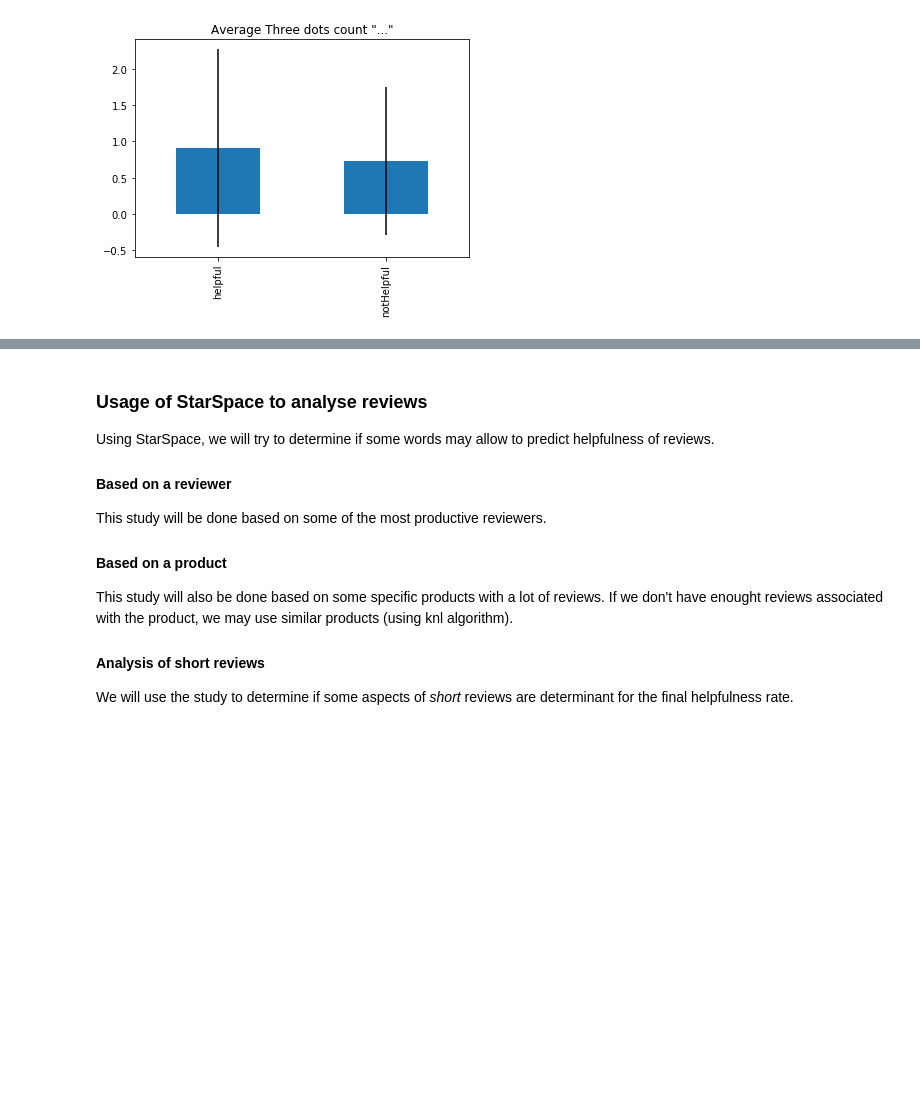
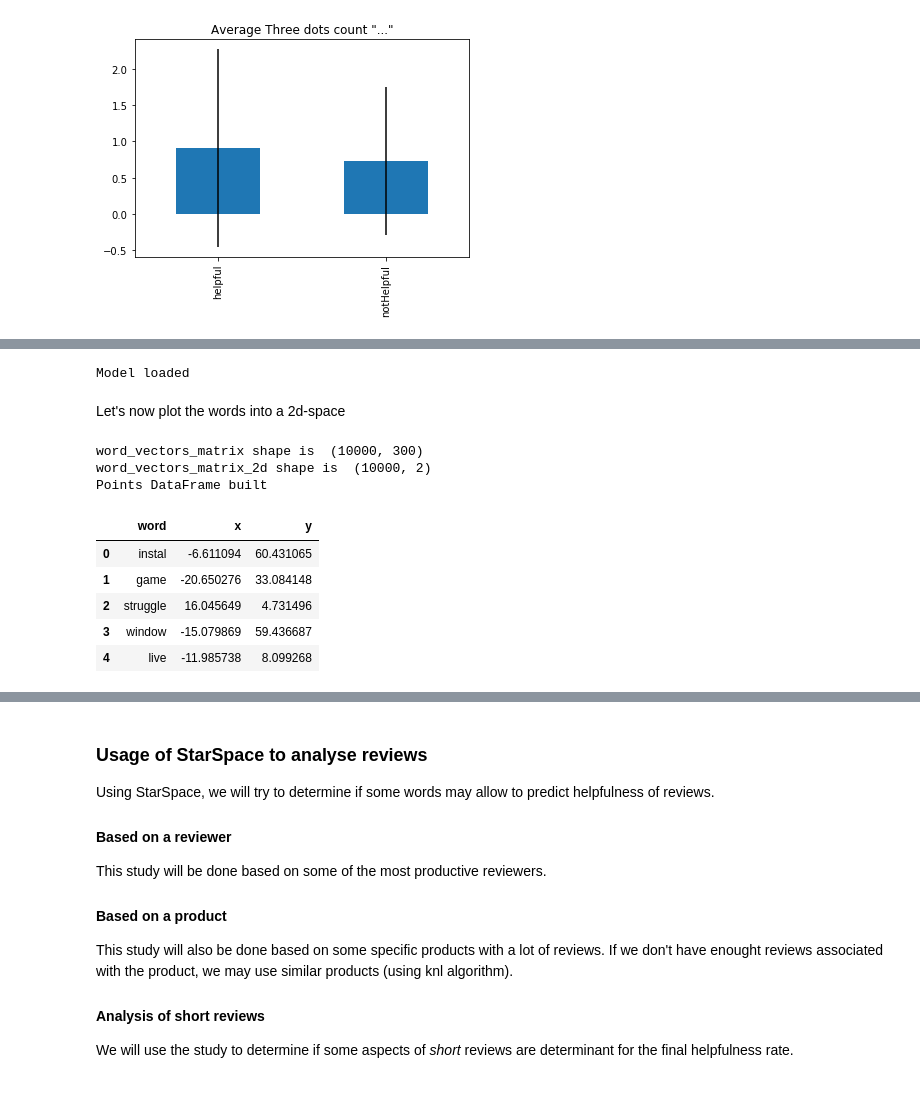
Before and after one commit to adamazon/adamazon-code, a Jupyter notebook: Project.ipynb, the cells around one changed output, grey strips where cells are left out. Saved outputs shown, nothing was run; the diff lists cells and outputs as text; code cells hidden in the pictures; blank space fills up the shorter version.

```diff
--- a/Project.ipynb
+++ b/Project.ipynb
@@ -999,0 +1135,49 @@ We see that there is a low usage of these in the review. This are probably bad f
+# %%
+import gensim
+w2v_model = gensim.models.word2vec.Word2Vec.load("w2v/video_games.w2v")
+print("Model loaded")
+# %% [output]
+Model loaded
+# %% [markdown]
+Let's now plot the words into a 2d-space
+# %%
+count = 10000
+word_vectors_matrix = np.ndarray(shape=(count, 300), dtype='float64')
+word_list = []
+i = 0
+for word in w2v_model.wv.vocab:
+    word_vectors_matrix[i] = w2v_model[word]
+    word_list.append(word)
+    i = i+1
+    if i == count:
+        break
+print("word_vectors_matrix shape is ", word_vectors_matrix.shape)
+
+# Compress the word vectors into 2D space
+import sklearn.manifold
+tsne = sklearn.manifold.TSNE(n_components=2, random_state=0)
+word_vectors_matrix_2d = tsne.fit_transform(word_vectors_matrix)
+print("word_vectors_matrix_2d shape is ", word_vectors_matrix_2d.shape)
+
+points = pd.DataFrame(
+    [
+        (word, coords[0], coords[1])
+        for word, coords in [
+            (word, word_vectors_matrix_2d[word_list.index(word)])
+            for word in word_list
+        ]
+    ],
+    columns=["word", "x", "y"]
+)
+print("Points DataFrame built")
+points.head()
+# %% [output]
+word_vectors_matrix shape is  (10000, 300)
+word_vectors_matrix_2d shape is  (10000, 2)
+Points DataFrame built
+|  | word | x | y |
+| 0 | instal | -6.611094 | 60.431065 |
+| 1 | game | -20.650276 | 33.084148 |
+| 2 | struggle | 16.045649 | 4.731496 |
+| 3 | window | -15.079869 | 59.436687 |
+| 4 | live | -11.985738 | 8.099268 |
```
Also changed, not shown: parts of 14 cells of this notebook.
